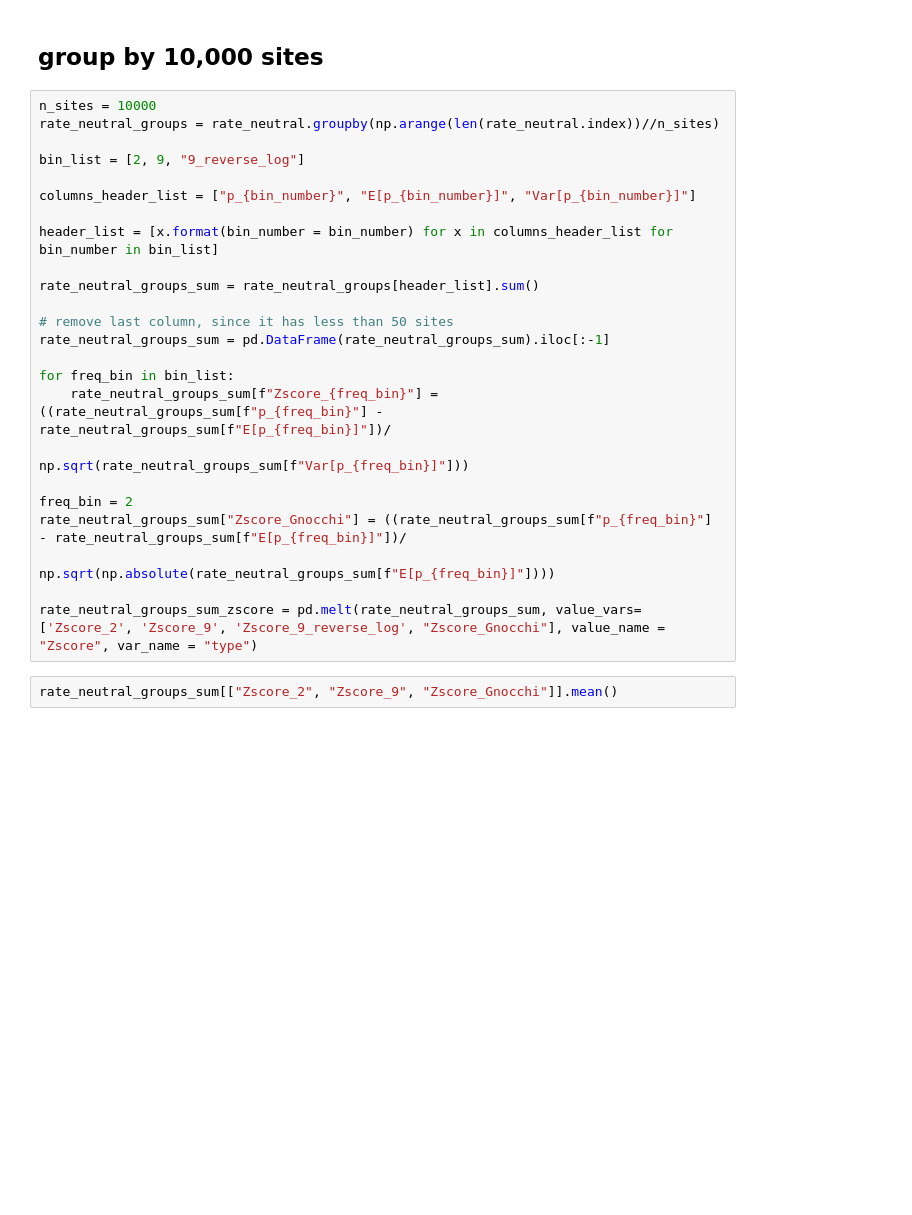
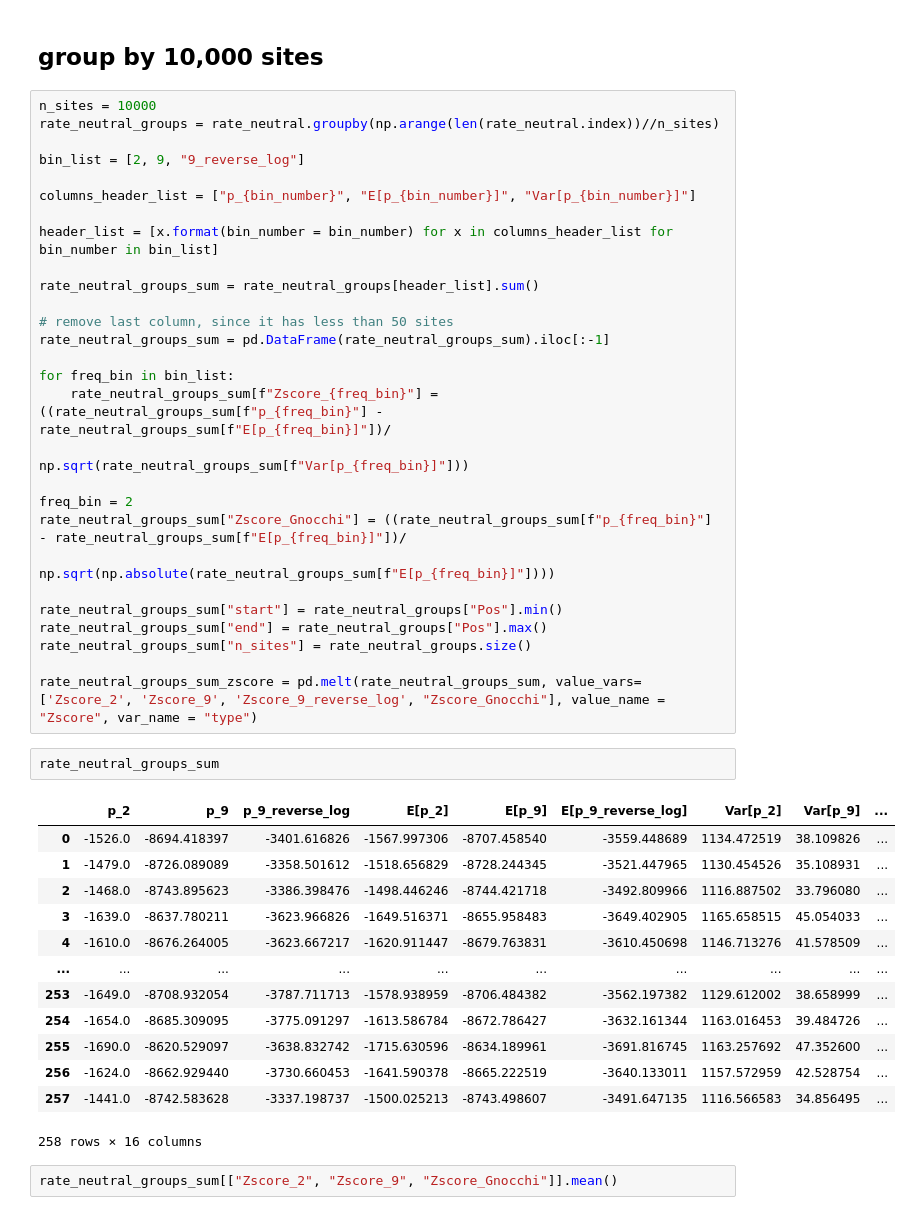
Before and after one commit to dajale423/raKLette, a Jupyter notebook: notebooks/investigation/chr22_Zscore_plot.ipynb, the cells around one changed output. Cells and saved outputs as stored; diff of their text form; blank space fills up the shorter version.

```diff
--- a/notebooks/investigation/chr22_Zscore_plot.ipynb
+++ b/notebooks/investigation/chr22_Zscore_plot.ipynb
@@ -110,7 +114,27 @@ freq_bin = 2
 rate_neutral_groups_sum["Zscore_Gnocchi"] = ((rate_neutral_groups_sum[f"p_{freq_bin}"] - rate_neutral_groups_sum[f"E[p_{freq_bin}]"])/
                                                 np.sqrt(np.absolute(rate_neutral_groups_sum[f"E[p_{freq_bin}]"])))
 
+rate_neutral_groups_sum["start"] = rate_neutral_groups["Pos"].min()
+rate_neutral_groups_sum["end"] = rate_neutral_groups["Pos"].max()
+rate_neutral_groups_sum["n_sites"] = rate_neutral_groups.size()
+
 rate_neutral_groups_sum_zscore = pd.melt(rate_neutral_groups_sum, value_vars=['Zscore_2', 'Zscore_9', 'Zscore_9_reverse_log', "Zscore_Gnocchi"], value_name = "Zscore", var_name = "type")
+# %%
+rate_neutral_groups_sum
+# %% [output]
+|  | p_2 | p_9 | p_9_reverse_log | E[p_2] | E[p_9] | E[p_9_reverse_log] | Var[p_2] | Var[p_9] | ... |
+| 0 | -1526.0 | -8694.418397 | -3401.616826 | -1567.997306 | -8707.458540 | -3559.448689 | 1134.472519 | 38.109826 | ... |
+| 1 | -1479.0 | -8726.089089 | -3358.501612 | -1518.656829 | -8728.244345 | -3521.447965 | 1130.454526 | 35.108931 | ... |
+| 2 | -1468.0 | -8743.895623 | -3386.398476 | -1498.446246 | -8744.421718 | -3492.809966 | 1116.887502 | 33.796080 | ... |
+| 3 | -1639.0 | -8637.780211 | -3623.966826 | -1649.516371 | -8655.958483 | -3649.402905 | 1165.658515 | 45.054033 | ... |
+| 4 | -1610.0 | -8676.264005 | -3623.667217 | -1620.911447 | -8679.763831 | -3610.450698 | 1146.713276 | 41.578509 | ... |
+| ... | ... | ... | ... | ... | ... | ... | ... | ... | ... |
+| 253 | -1649.0 | -8708.932054 | -3787.711713 | -1578.938959 | -8706.484382 | -3562.197382 | 1129.612002 | 38.658999 | ... |
+| 254 | -1654.0 | -8685.309095 | -3775.091297 | -1613.586784 | -8672.786427 | -3632.161344 | 1163.016453 | 39.484726 | ... |
+| 255 | -1690.0 | -8620.529097 | -3638.832742 | -1715.630596 | -8634.189961 | -3691.816745 | 1163.257692 | 47.352600 | ... |
+| 256 | -1624.0 | -8662.929440 | -3730.660453 | -1641.590378 | -8665.222519 | -3640.133011 | 1157.572959 | 42.528754 | ... |
+| 257 | -1441.0 | -8742.583628 | -3337.198737 | -1500.025213 | -8743.498607 | -3491.647135 | 1116.566583 | 34.856495 | ... |
+258 rows × 16 columns
 # %%
 rate_neutral_groups_sum[["Zscore_2", "Zscore_9", "Zscore_Gnocchi"]].mean()
 # %% [output]
```
Also changed, not shown: parts of 19 cells of this notebook, 1 other file.
